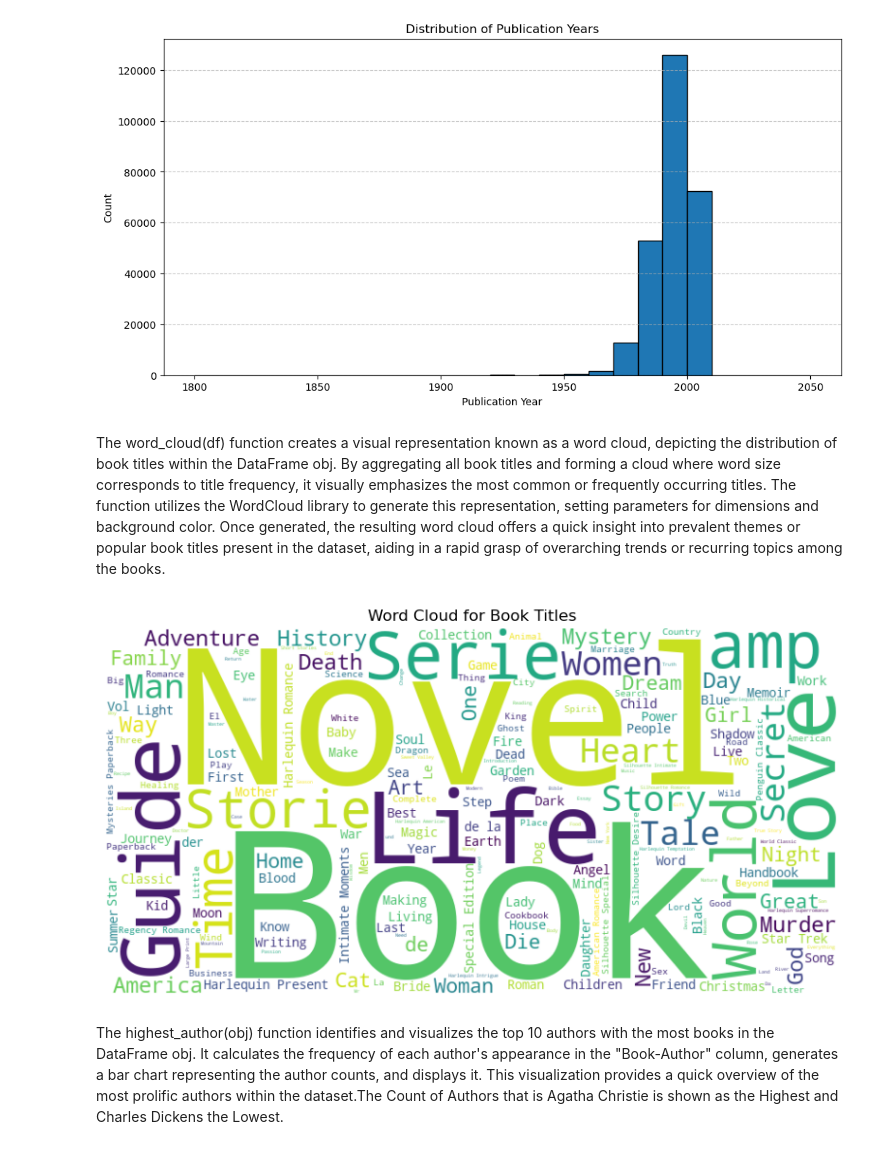
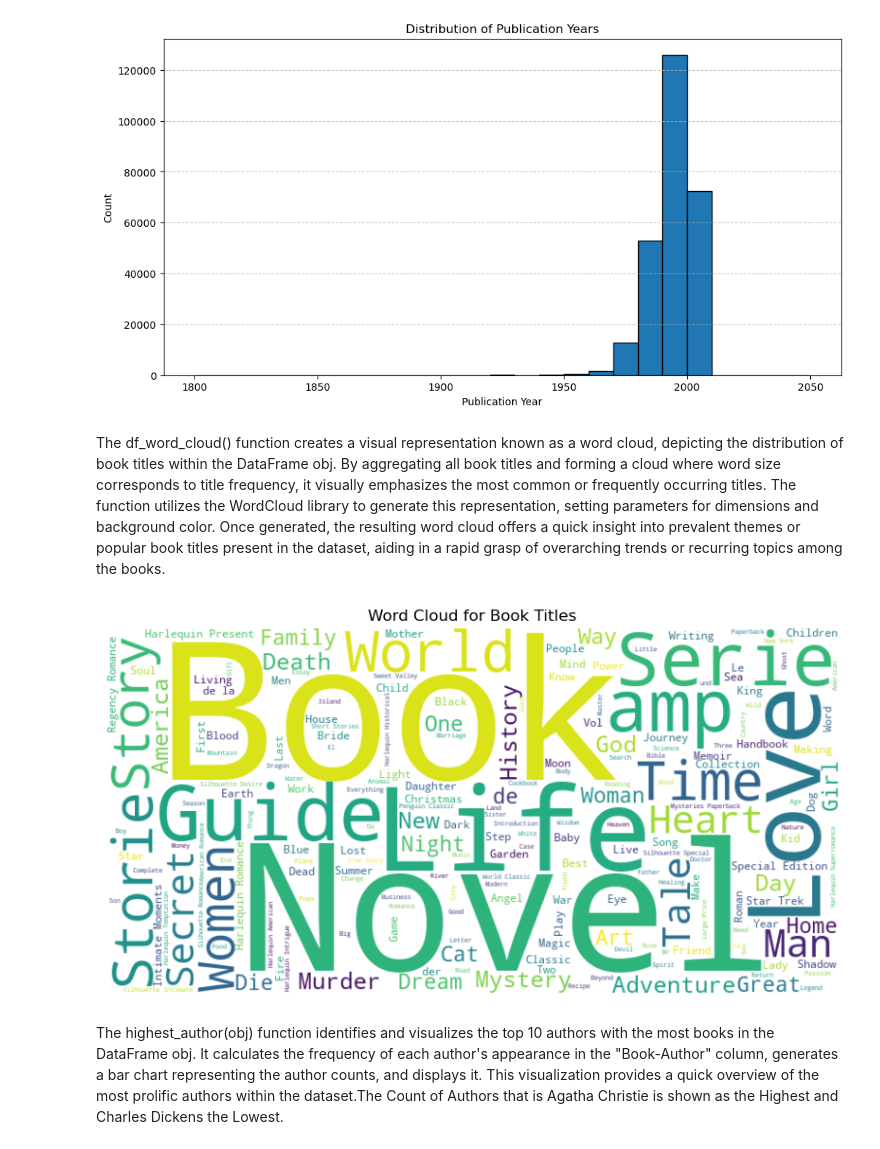
Before and after one commit to nikkirastogi/Exploring-the-World-of-Books, a Jupyter notebook: books_and_reviews.ipynb, the cells around one changed output. Drawn from its saved outputs; the diff is of its cells as text; code cells hidden in the pictures.

```diff
--- a/books_and_reviews.ipynb
+++ b/books_and_reviews.ipynb
@@ -198,10 +189,10 @@ books_analyzer.distribution()
 # %% [output]
 [figure]
 # %% [markdown]
-The word_cloud(df) function creates a visual representation known as a word cloud, depicting the distribution of book titles within the DataFrame obj. By aggregating all book titles and forming a cloud where word size corresponds to title frequency, it visually emphasizes the most common or frequently occurring titles. The function utilizes the WordCloud library to generate this representation, setting parameters for dimensions and background color. Once generated, the resulting word cloud offers a quick insight into prevalent themes or popular book titles present in the dataset, aiding in a rapid grasp of overarching trends or recurring topics among the books.
+The df_word_cloud() function creates a visual representation known as a word cloud, depicting the distribution of book titles within the DataFrame obj. By aggregating all book titles and forming a cloud where word size corresponds to title frequency, it visually emphasizes the most common or frequently occurring titles. The function utilizes the WordCloud library to generate this representation, setting parameters for dimensions and background color. Once generated, the resulting word cloud offers a quick insight into prevalent themes or popular book titles present in the dataset, aiding in a rapid grasp of overarching trends or recurring topics among the books.
 # %%
-books_analyzer.word_cloud()
+books_analyzer.df_word_cloud()
 # %% [output]
-[figure, old version]
+[figure, new version]
 # %% [markdown]
 The highest_author(obj) function identifies and visualizes the top 10 authors with the most books in the DataFrame obj. It calculates the frequency of each author's appearance in the "Book-Author" column, generates a bar chart representing the author counts, and displays it. This visualization provides a quick overview of the most prolific authors within the dataset.The Count of Authors that is Agatha Christie is shown as the Highest and Charles Dickens the Lowest.
```
Also changed, not shown: parts of 22 cells of this notebook, 5 other files.
